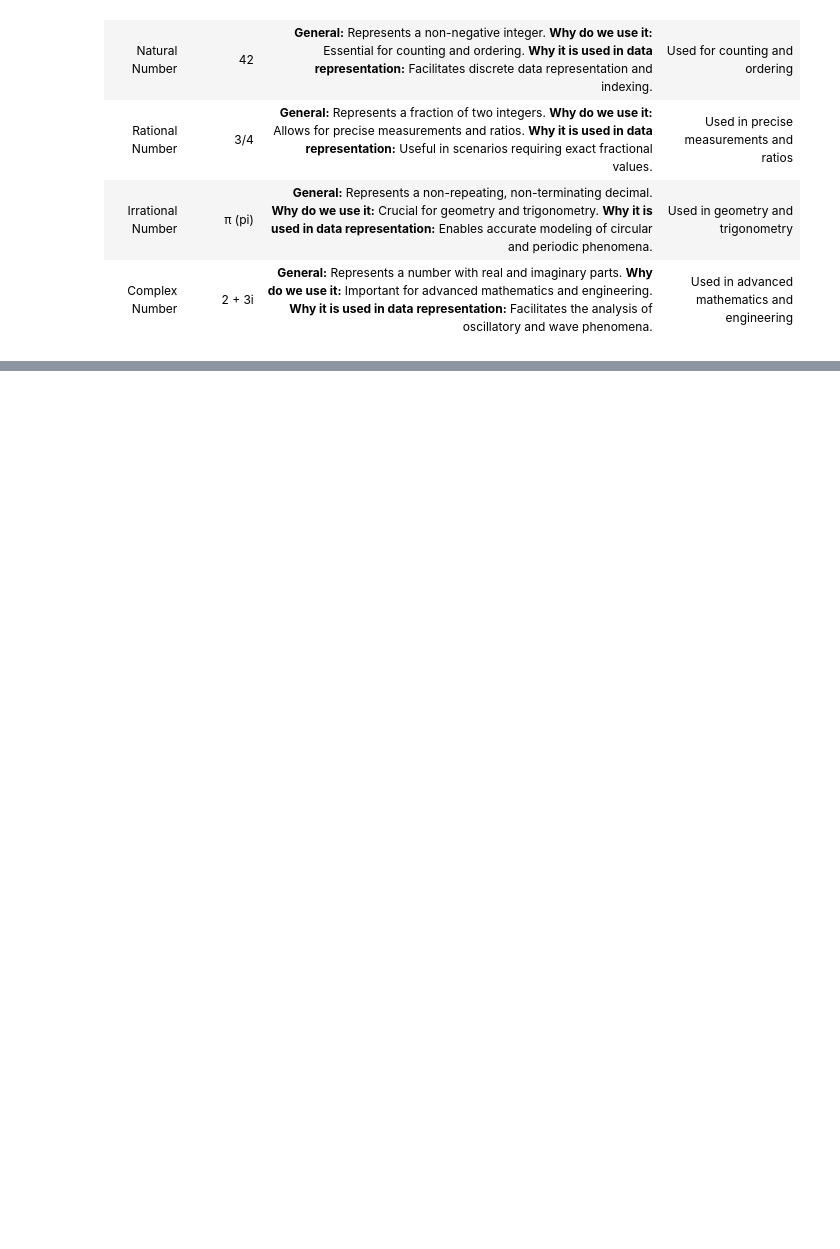
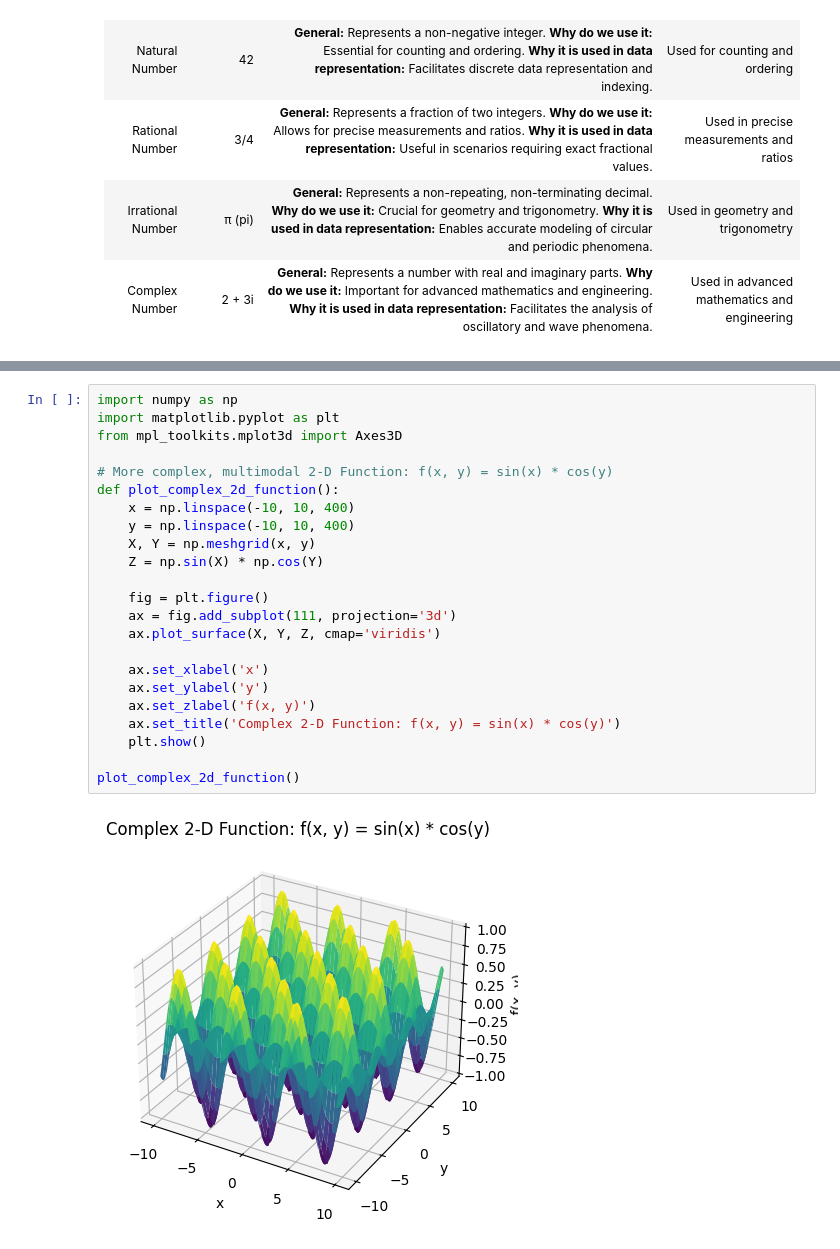
Before and after one commit to DevBalance/math-in-machine-learning-and-ai, a Jupyter notebook: 10-numbers, functions, omptimum, models and what can we do with it.ipynb, the cells around one changed output, grey strips where cells are left out. Cells and saved outputs as stored; diff of their text form; blank space fills up the shorter version.

```diff
--- a/10-numbers, functions, omptimum, models and what can we do with it.ipynb
+++ b/10-numbers, functions, omptimum, models and what can we do with it.ipynb
@@ -20,0 +279,25 @@
+# %%
+import numpy as np
+import matplotlib.pyplot as plt
+from mpl_toolkits.mplot3d import Axes3D
+
+# More complex, multimodal 2-D Function: f(x, y) = sin(x) * cos(y)
+def plot_complex_2d_function():
+    x = np.linspace(-10, 10, 400)
+    y = np.linspace(-10, 10, 400)
+    X, Y = np.meshgrid(x, y)
+    Z = np.sin(X) * np.cos(Y)
+
+    fig = plt.figure()
+    ax = fig.add_subplot(111, projection='3d')
+    ax.plot_surface(X, Y, Z, cmap='viridis')
+
+    ax.set_xlabel('x')
+    ax.set_ylabel('y')
+    ax.set_zlabel('f(x, y)')
+    ax.set_title('Complex 2-D Function: f(x, y) = sin(x) * cos(y)')
+    plt.show()
+
+plot_complex_2d_function()
+# %% [output]
+[figure, added]
```
Also changed, not shown: parts of 12 cells of this notebook.
